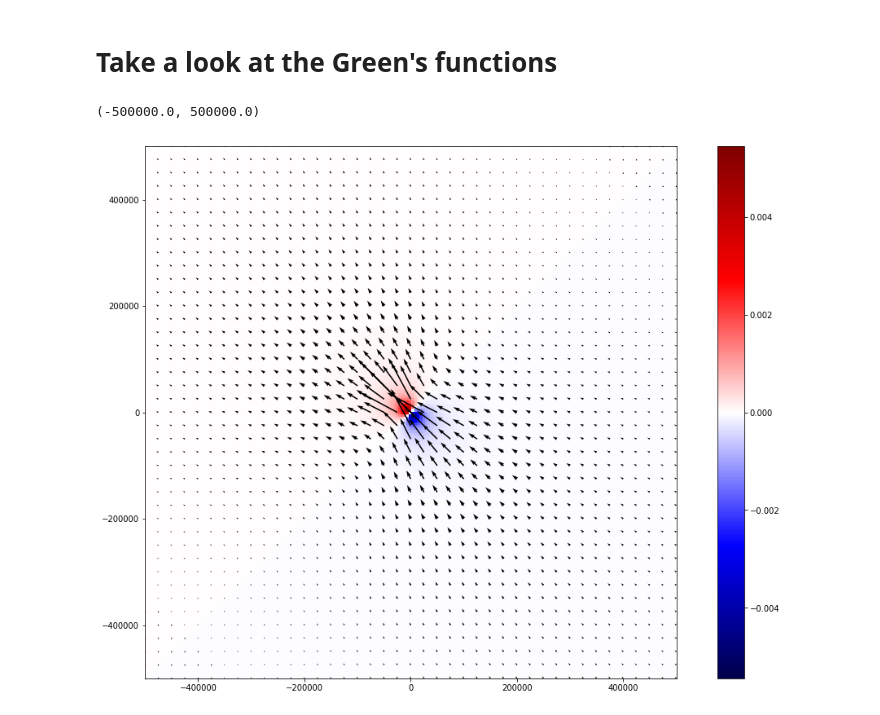
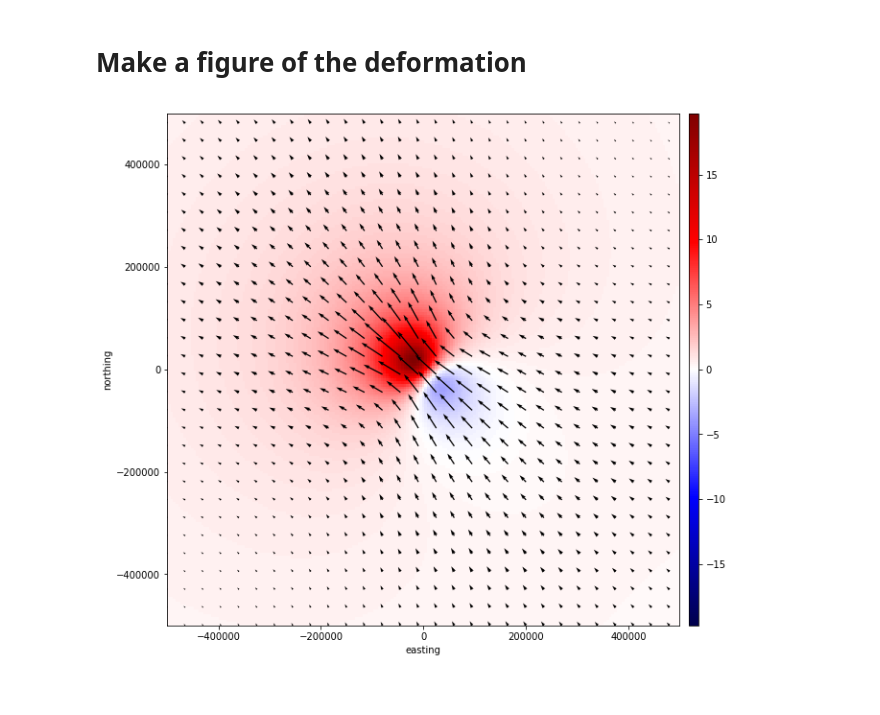
Before and after one commit to leouieda/aogs2018-gps, a Jupyter notebook: code/notebooks/greens-functions.ipynb, the cells around one changed output. Saved outputs shown, nothing was run; the diff lists cells and outputs as text; code cells hidden in the pictures.

Commit message:
Example deformations at different heights

```diff
--- a/code/notebooks/greens-functions.ipynb
+++ b/code/notebooks/greens-functions.ipynb
@@ -1,5 +1,5 @@
-# %% [markdown]
-# Take a look at the Green's functions
+# %% [markdown]
+# Make a figure of the deformation
 # %%
 import matplotlib.pyplot as plt
 import cartopy.crs as ccrs
@@ -14,24 +14,27 @@ from vector3d import Vector3D, vector3d_jacobian
 region = (-500e3, 500e3, -500e3, 500e3)
 spacing = 0.05*100e3
 coords = vd.grid_coordinates(region, spacing=spacing)
-force = np.array([-100, 100, 0])
+force = np.array([-1000000, 1000000, 300000])
 force_coords = ([0], [0])
-jac = vector3d_jacobian(coords, force_coords, poisson=0.5, depth=10e3)
+jac = vector3d_jacobian(coords, force_coords, poisson=0.5, depth=50e3)
 pred = jac.dot(force)
 east, north, up = [i.reshape(coords[0].shape) for i in pred.reshape((3, jac.shape[0]//3))]
 # %%
-plt.figure(figsize=(15, 12))
+plt.figure(figsize=(10, 8.2))
 maxabs = np.abs([up.min(), up.max()]).max()
 plt.pcolormesh(coords[0] - spacing/2, coords[1] - spacing/2, up,
               vmin=-maxabs, vmax=maxabs, cmap="seismic")
-plt.colorbar()
-s = 5
+plt.colorbar(pad=0.01, aspect=50)
+s = 7
 plt.quiver(coords[0][::s,::s], coords[1][::s,::s],
            east[::s,::s], north[::s,::s],
-           scale=0.1)
+           scale=500)
 plt.axis('scaled')
+plt.xlabel('easting')
+plt.ylabel('northing')
 plt.xlim(region[:2])
 plt.ylim(region[2:])
+plt.tight_layout()
+plt.savefig('../../images/example-displacement.png', dpi=300, transparent=True)
 # %% [output]
-(-500000.0, 500000.0)
-[figure, old version]
+[figure, new version]
```
Also changed, not shown: parts of 2 cells of this notebook, 2 other files.
